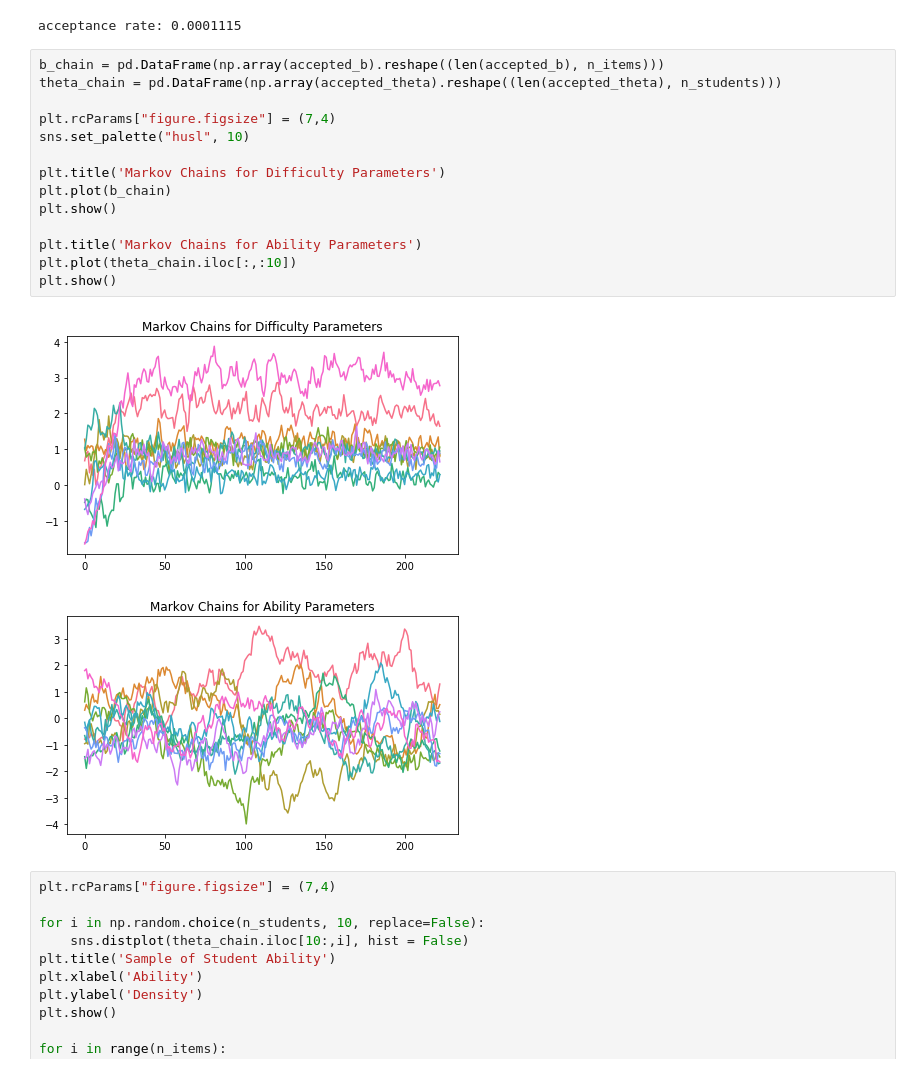
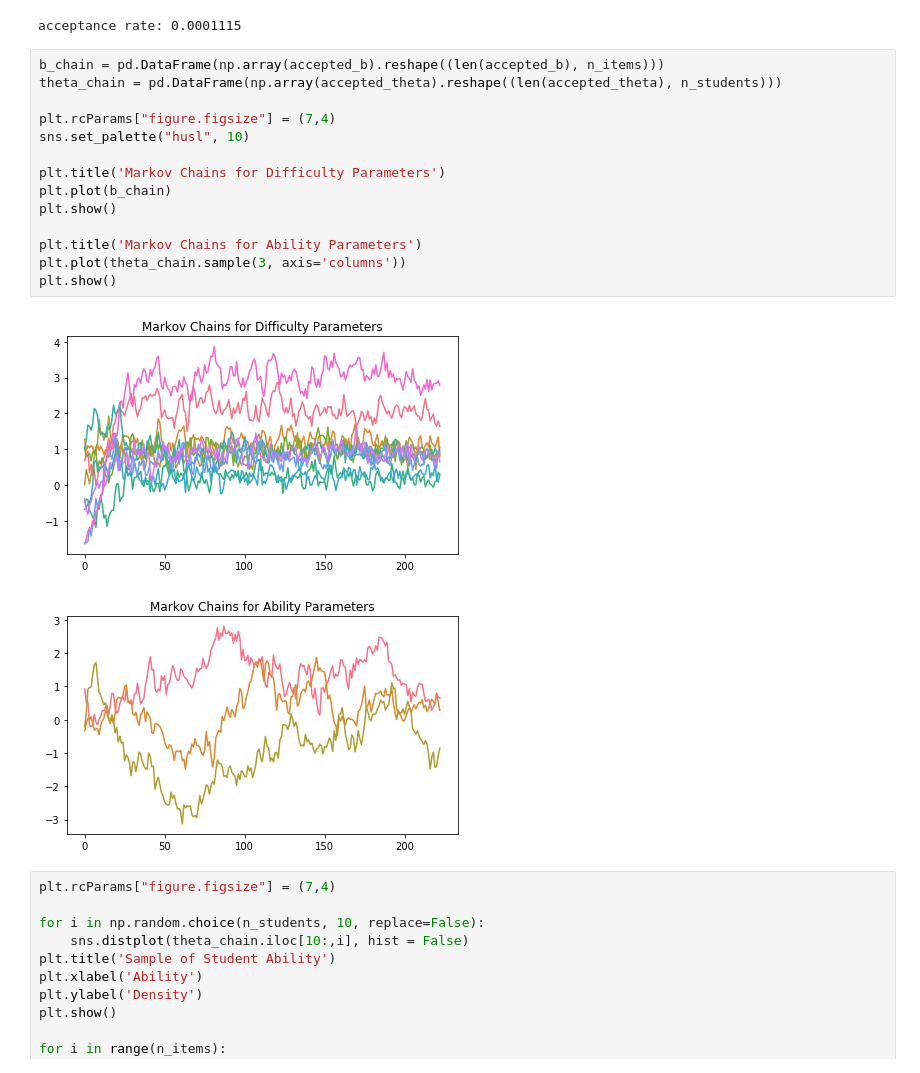
Before and after one commit to lukas-a-olson/item-response-theory, a Jupyter notebook: MCMC.ipynb, the cells around one changed output. Saved outputs shown, nothing was run; the diff lists cells and outputs as text.

Commit message:
hyphen, sample chains for plot

```diff
--- a/MCMC.ipynb
+++ b/MCMC.ipynb
@@ -105,20 +105,20 @@ acceptance rate: 0.0001115
 # %%
 b_chain = pd.DataFrame(np.array(accepted_b).reshape((len(accepted_b), n_items)))
 theta_chain = pd.DataFrame(np.array(accepted_theta).reshape((len(accepted_theta), n_students)))
 
 plt.rcParams["figure.figsize"] = (7,4)
 sns.set_palette("husl", 10)
 
 plt.title('Markov Chains for Difficulty Parameters')
 plt.plot(b_chain)
 plt.show()
 
 plt.title('Markov Chains for Ability Parameters')
-plt.plot(theta_chain.iloc[:,:10])
+plt.plot(theta_chain.sample(3, axis='columns'))
 plt.show()
 # %% [output]
 [figure]
-[figure, old version]
+[figure, new version]
 # %%
 plt.rcParams["figure.figsize"] = (7,4)
 
```
Also changed, not shown: parts of 1 cell of this notebook.
